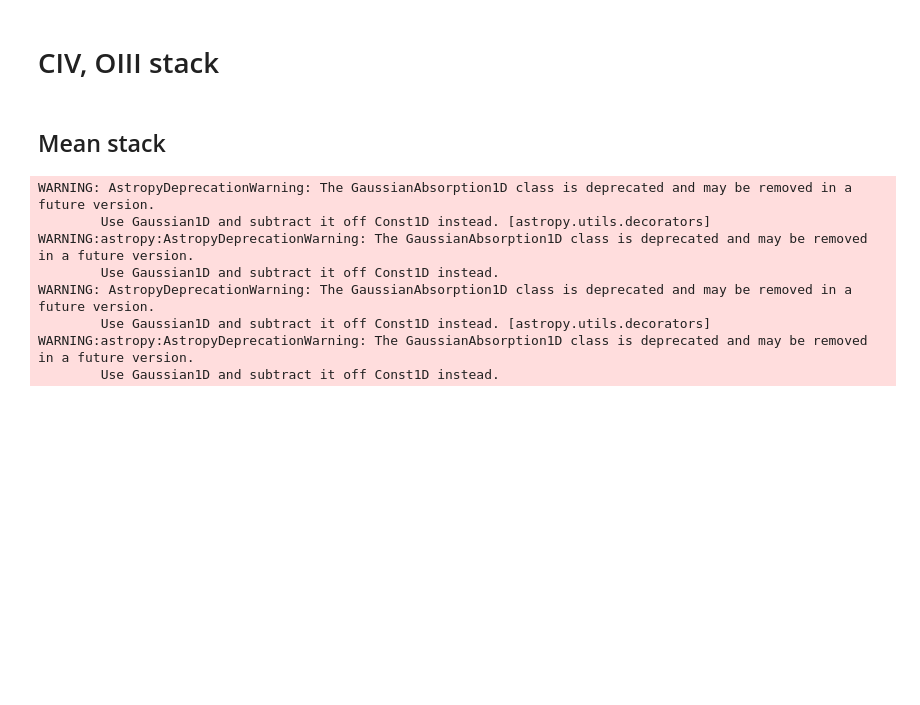
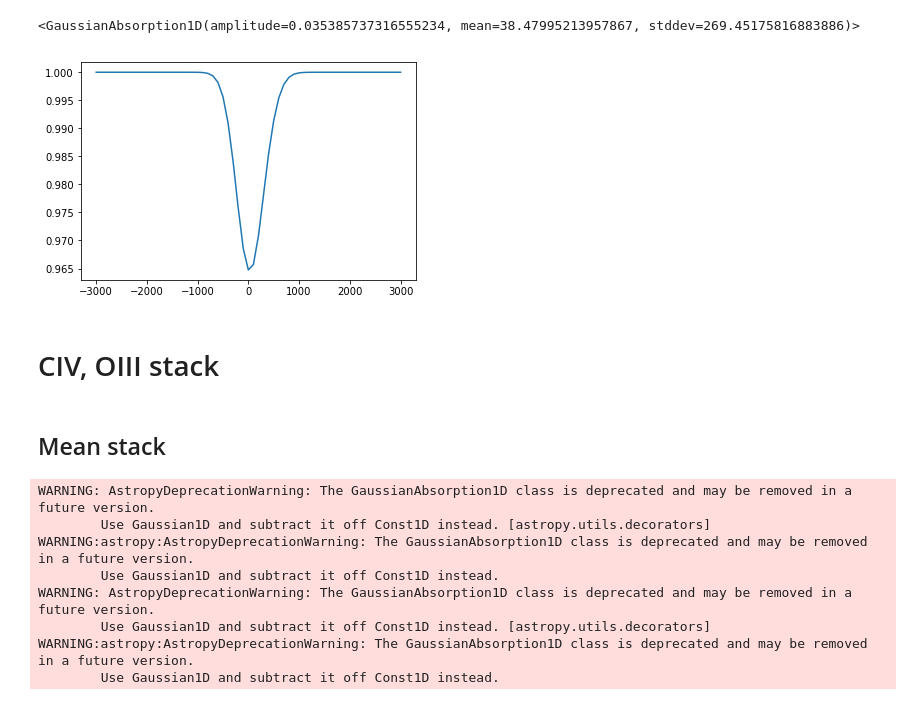
Before and after one commit to qsopairs/papers, a Jupyter notebook: QPQ9/Analysis/Stacks/GaussianFit.ipynb, the cells around one changed output. Saved outputs shown, nothing was run; the diff lists cells and outputs as text; code cells hidden in the pictures; blank space fills up the shorter version.

```diff
--- a/QPQ9/Analysis/Stacks/GaussianFit.ipynb
+++ b/QPQ9/Analysis/Stacks/GaussianFit.ipynb
@@ -8,0 +43,12 @@ from astropy.modeling import models, fitting
+# %%
+# test2
+velo = (stack[1].data*u.AA).to(u.km/u.s,equivalencies=relativistic_equiv)
+from scipy.stats import norm
+flux = (1-norm.pdf(velo.value,0,250)*100.*0.2)*(1-norm.pdf(velo.value,278,250)*100.*0.2*0.2)
+plt.plot(velo.value,flux)
+g_init = models.GaussianAbsorption1D(amplitude=0.2,mean=20.,stddev=300.)
+model_init = g_init
+fit = fitting.LevMarLSQFitter()
+model_final = fit(model_init,velo.value,flux)
+model_final
+# %% [output]
@@ -9,3 +59,5 @@ from astropy.modeling import models, fitting
+<GaussianAbsorption1D(amplitude=0.035385737316555234, mean=38.47995213957867, stddev=269.45175816883886)>
+[figure, added]
 # %% [markdown]
 # CIV, OIII stack
 # %% [markdown]
```
Also changed, not shown: parts of 2 cells of this notebook, 9 other files.
